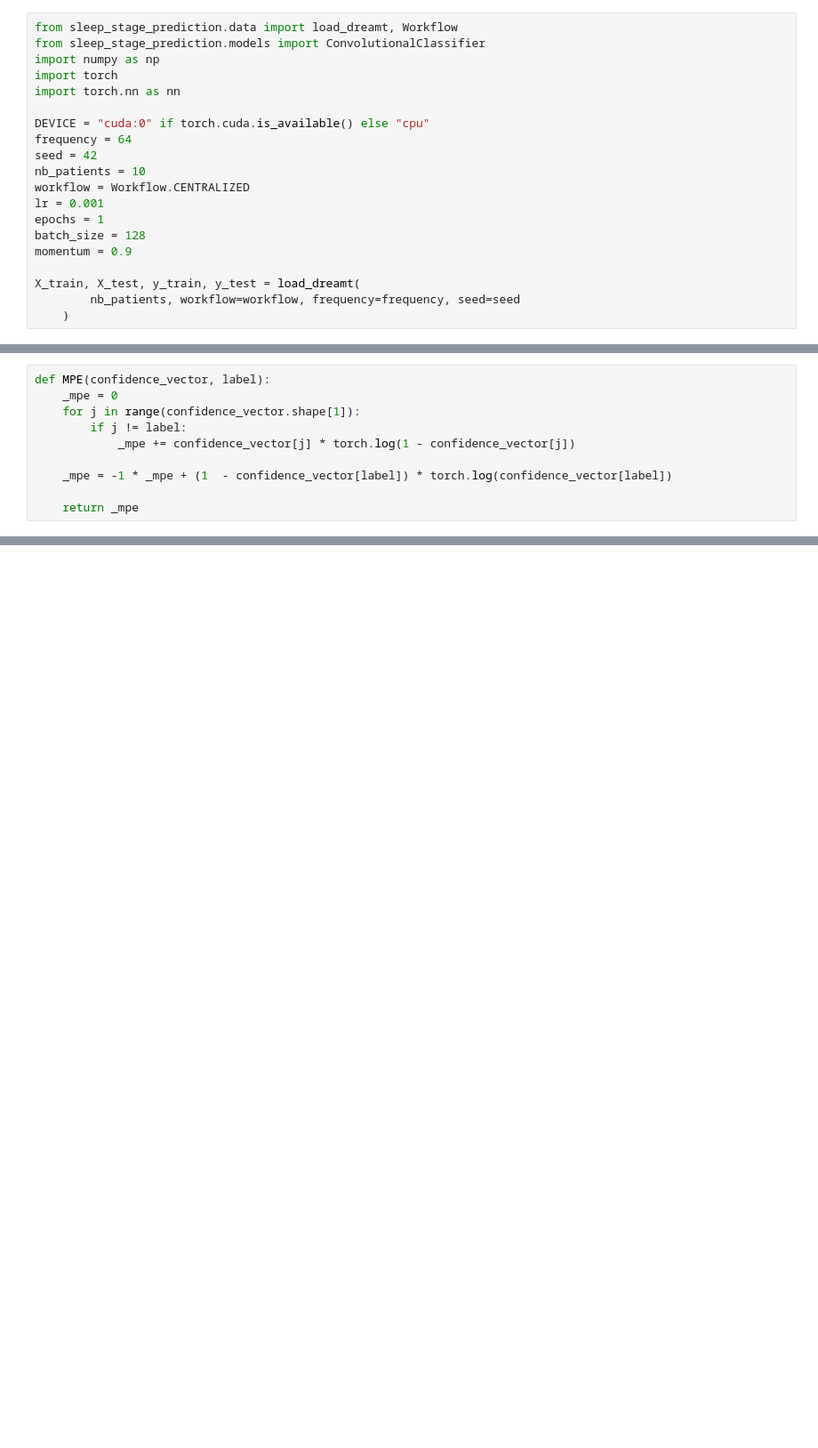
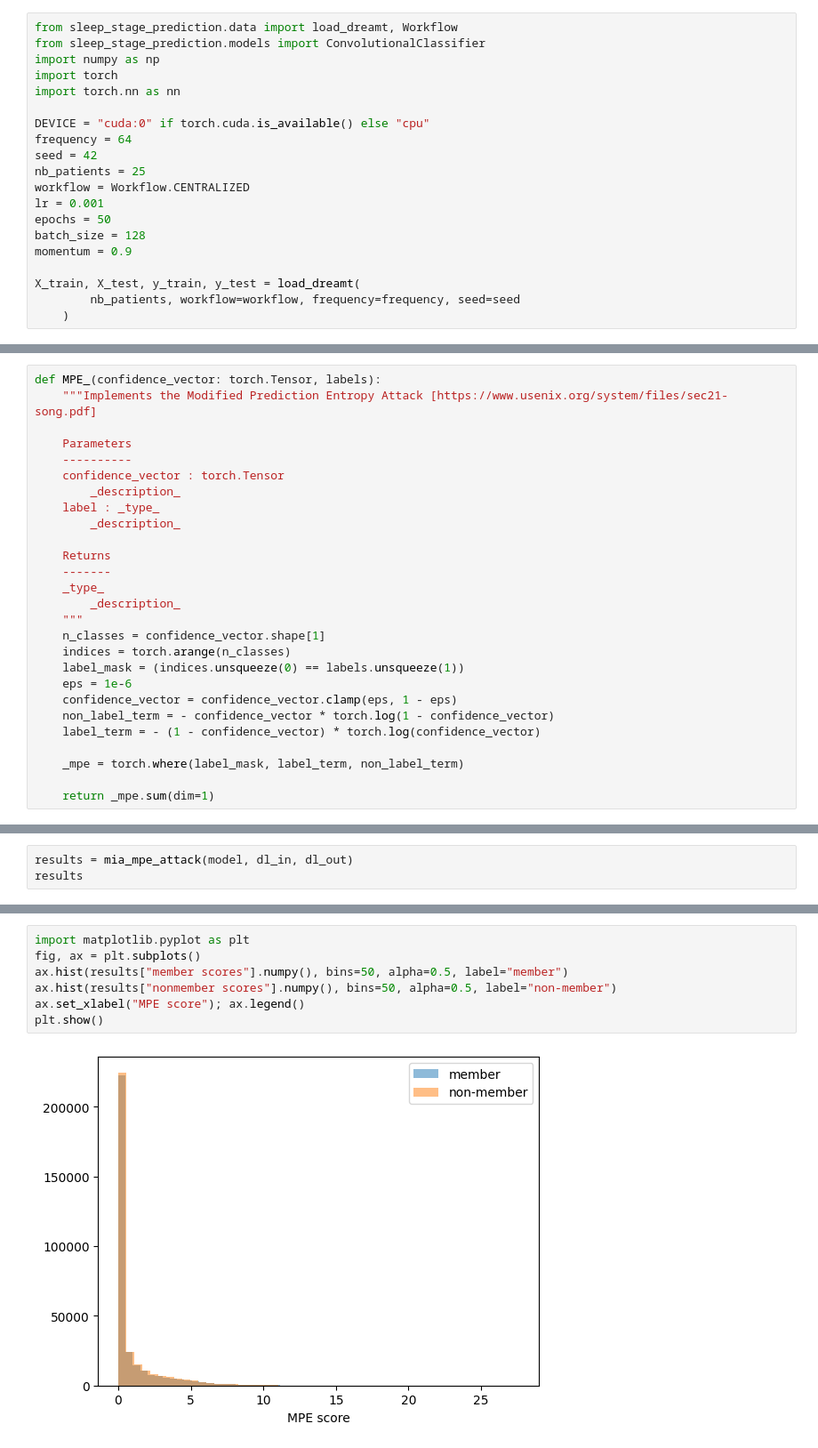
Before and after one commit to YacineBelal/sleep-stage-prediction, a Jupyter notebook: notebooks/exploratory/dreamt_mia_centralized.ipynb, the cells around one changed output, grey strips where cells are left out. Shown at 89% size. Cells and saved outputs as stored; diff of their text form; blank space fills up the shorter version.

Commit message:
add MPE MIA attack by class and TPR@0.1FPR

```diff
--- a/notebooks/exploratory/dreamt_mia_centralized.ipynb
+++ b/notebooks/exploratory/dreamt_mia_centralized.ipynb
@@ -8,10 +8,10 @@ import torch.nn as nn
 DEVICE = "cuda:0" if torch.cuda.is_available() else "cpu"
 frequency = 64
 seed = 42
-nb_patients = 10
+nb_patients = 25
 workflow = Workflow.CENTRALIZED
 lr = 0.001
-epochs = 1
+epochs = 50
 batch_size = 128
 momentum = 0.9
 
@@ -35,10 +87,27 @@ test_model(model, X_test, y_test, criterion, device=DEVICE)
 # %%
-def MPE(confidence_vector, label):
-    _mpe = 0
-    for j in range(confidence_vector.shape[1]):
-        if j != label:
-            _mpe += confidence_vector[j] * torch.log(1 - confidence_vector[j])
+def MPE_(confidence_vector: torch.Tensor, labels):
+    """Implements the Modified Prediction Entropy Attack [https://www.usenix.org/system/files/sec21-song.pdf]
 
-    _mpe = -1 * _mpe + (1  - confidence_vector[label]) * torch.log(confidence_vector[label])
+    Parameters
+    ----------
+    confidence_vector : torch.Tensor
+        _description_
+    label : _type_
+        _description_
 
-    return _mpe
+    Returns
+    -------
+    _type_
+        _description_
+    """
+    n_classes = confidence_vector.shape[1]
+    indices = torch.arange(n_classes)
+    label_mask = (indices.unsqueeze(0) == labels.unsqueeze(1))
+    eps = 1e-6
+    confidence_vector = confidence_vector.clamp(eps, 1 - eps)
+    non_label_term = - confidence_vector * torch.log(1 - confidence_vector)
+    label_term = - (1 - confidence_vector) * torch.log(confidence_vector)
+
+    _mpe = torch.where(label_mask, label_term, non_label_term)
+
+    return _mpe.sum(dim=1)
@@ -50,0 +167,3 @@ confidence_vector = model(input)
+# %%
+results = mia_mpe_attack(model, dl_in, dl_out)
+results
@@ -50,0 +179,9 @@ confidence_vector = model(input)
+# %%
+import matplotlib.pyplot as plt
+fig, ax = plt.subplots()
+ax.hist(results["member scores"].numpy(), bins=50, alpha=0.5, label="member")
+ax.hist(results["nonmember scores"].numpy(), bins=50, alpha=0.5, label="non-member")
+ax.set_xlabel("MPE score"); ax.legend()
+plt.show()
+# %% [output]
+[figure, added]
```
Also changed, not shown: parts of 8 cells of this notebook.
